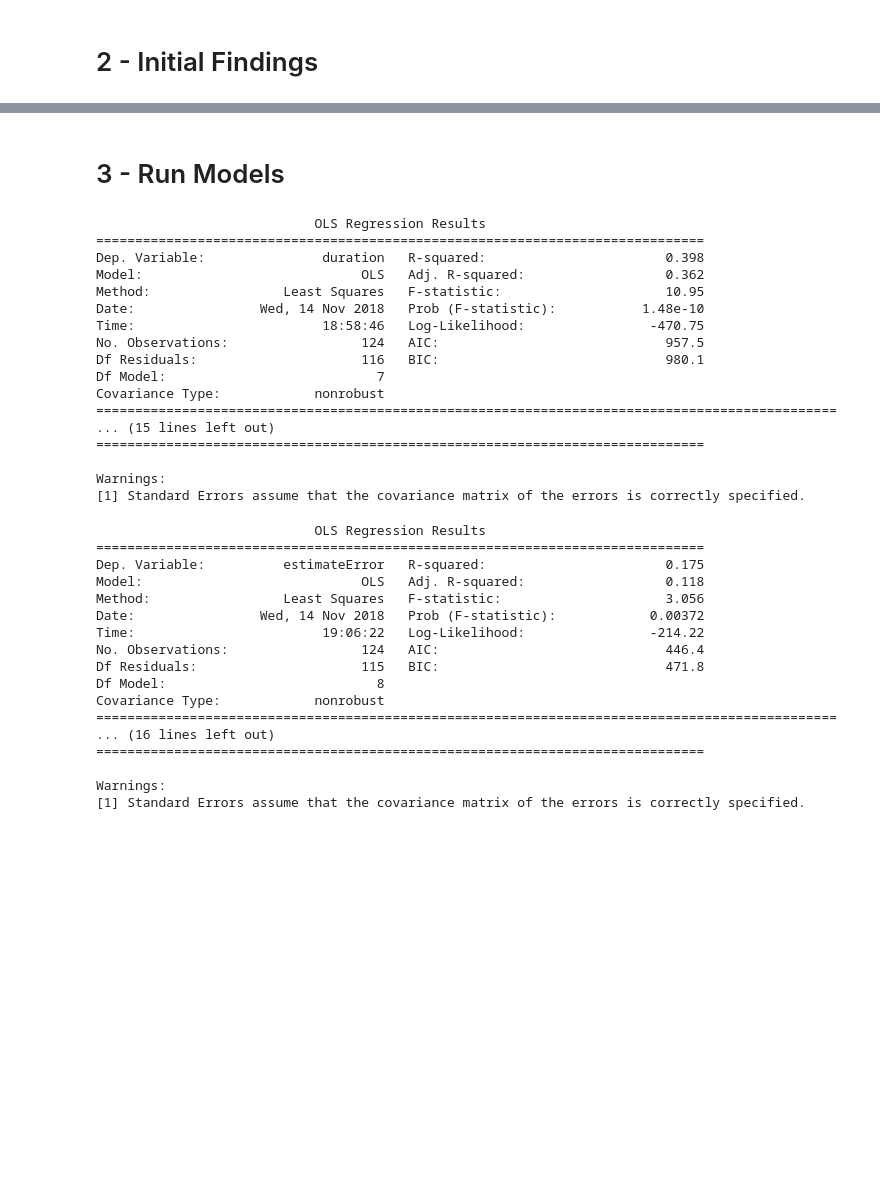
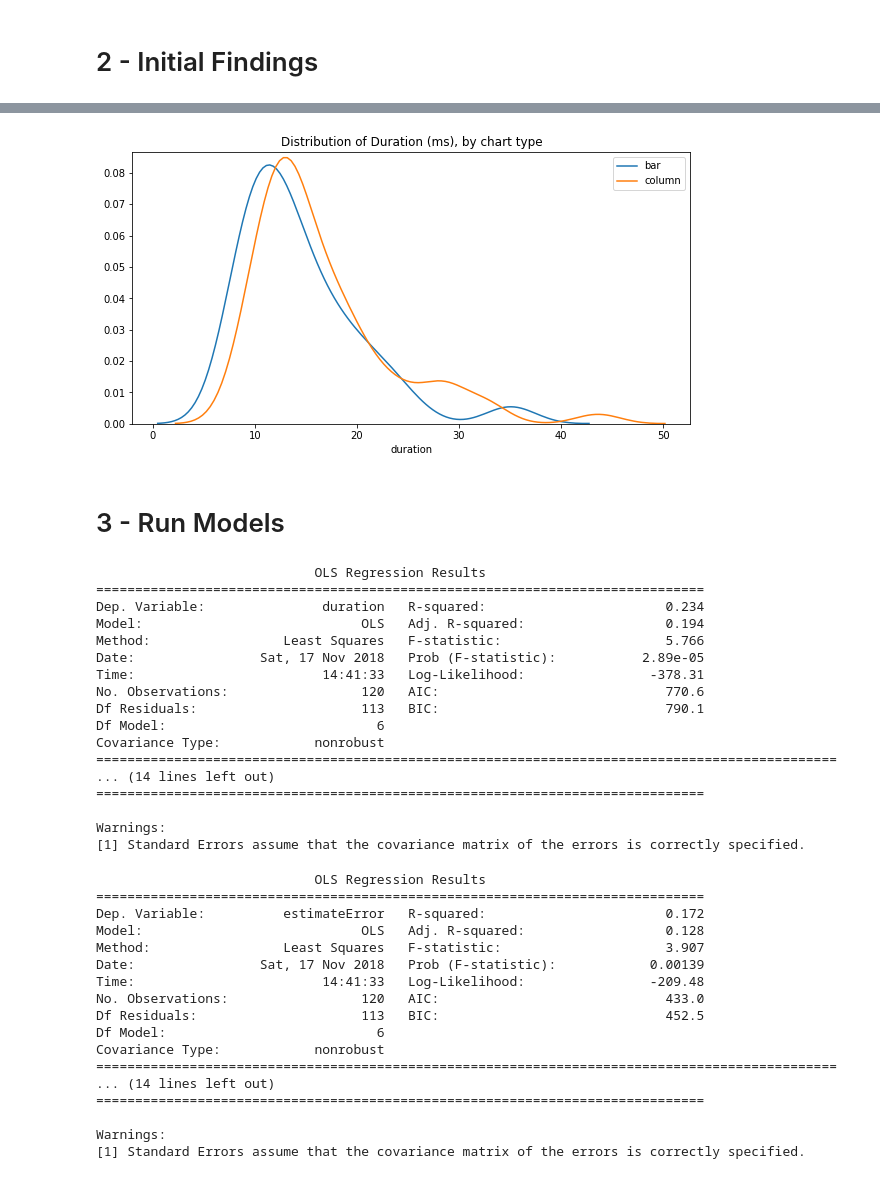
Before and after one commit to IsaacDempsey/SurveyWebsite, a Jupyter notebook: Regression Analysis.ipynb, the cells around one changed output, grey strips where cells are left out. Saved outputs shown, nothing was run; the diff lists cells and outputs as text; code cells hidden in the pictures; blank space fills up the shorter version.

```diff
--- a/Regression Analysis.ipynb
+++ b/Regression Analysis.ipynb
@@ -116,45 +122,56 @@ plt.show()
+# %%
+fig, ax = plt.subplots(nrows=1, ncols=1, figsize=(10, 5))
+
+sns.distplot(df[df['orientation'] == False]["duration"], hist=False, ax=ax, label="bar")
+sns.distplot(df[df['orientation'] == True]["duration"], hist=False, ax=ax, label="column")
+
+ax.set_title("Distribution of Duration (ms), by chart type")
+
+plt.show()
+# %% [output]
+[figure, added]
 # %% [markdown]
 # 3 - Run Models
 # %%
 # Regress explanatory variables on duraction
-linearModel = sm.ols(formula="duration ~ orientation + chartNumber + Participant + numberOfColumns", data=df).fit()
+linearModel = sm.ols(formula="duration ~ orientation + Participant + numDataPoints", data=df).fit()
 print(linearModel.summary())
 # %% [output]
                             OLS Regression Results
 ==============================================================================
-Dep. Variable:               duration   R-squared:                       0.398
-Model:                            OLS   Adj. R-squared:                  0.362
-Method:                 Least Squares   F-statistic:                     10.95
-Date:                Wed, 14 Nov 2018   Prob (F-statistic):           1.48e-10
-Time:                        18:58:46   Log-Likelihood:                -470.75
-No. Observations:                 124   AIC:                             957.5
-Df Residuals:                     116   BIC:                             980.1
-Df Model:                           7
+Dep. Variable:               duration   R-squared:                       0.234
+Model:                            OLS   Adj. R-squared:                  0.194
+Method:                 Least Squares   F-statistic:                     5.766
+Date:                Sat, 17 Nov 2018   Prob (F-statistic):           2.89e-05
+Time:                        14:41:33   Log-Likelihood:                -378.31
+No. Observations:                 120   AIC:                             770.6
+Df Residuals:                     113   BIC:                             790.1
+Df Model:                           6
 Covariance Type:            nonrobust
 ===============================================================================================
-... (15 lines left out)
+... (14 lines left out)
 ==============================================================================
 
 Warnings:
 [1] Standard Errors assume that the covariance matrix of the errors is correctly specified.
 # %%
 # Regress explanatory variables on estimateError
-linearModel = sm.ols(formula="estimateError ~ orientation + duration + chartNumber + Participant + numberOfColumns", data=df).fit()
+linearModel = sm.ols(formula="estimateError ~ orientation + Participant + numDataPoints", data=df).fit()
 print(linearModel.summary())
 # %% [output]
                             OLS Regression Results
 ==============================================================================
-Dep. Variable:          estimateError   R-squared:                       0.175
-Model:                            OLS   Adj. R-squared:                  0.118
-Method:                 Least Squares   F-statistic:                     3.056
-Date:                Wed, 14 Nov 2018   Prob (F-statistic):            0.00372
-Time:                        19:06:22   Log-Likelihood:                -214.22
-No. Observations:                 124   AIC:                             446.4
-Df Residuals:                     115   BIC:                             471.8
-Df Model:                           8
+Dep. Variable:          estimateError   R-squared:                       0.172
+Model:                            OLS   Adj. R-squared:                  0.128
+Method:                 Least Squares   F-statistic:                     3.907
+Date:                Sat, 17 Nov 2018   Prob (F-statistic):            0.00139
+Time:                        14:41:33   Log-Likelihood:                -209.48
+No. Observations:                 120   AIC:                             433.0
+Df Residuals:                     113   BIC:                             452.5
+Df Model:                           6
 Covariance Type:            nonrobust
 ===============================================================================================
-... (16 lines left out)
+... (14 lines left out)
 ==============================================================================
 
 Warnings:
```
Also changed, not shown: parts of 9 cells of this notebook.
